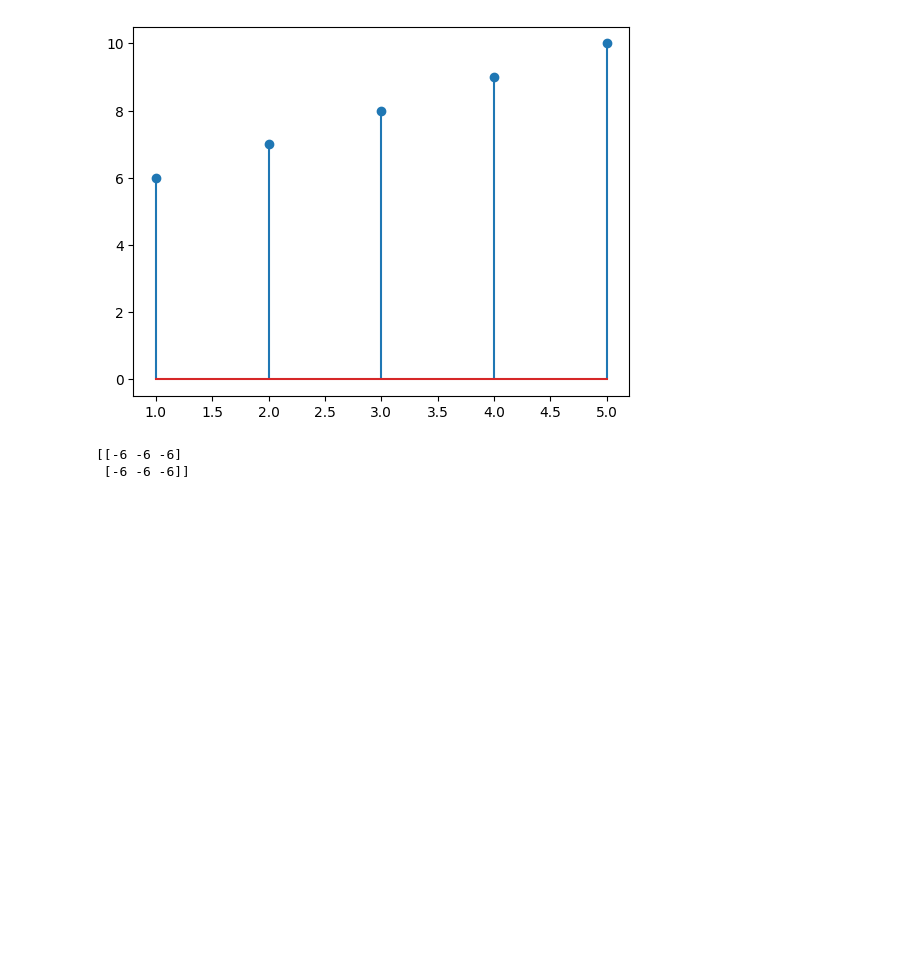
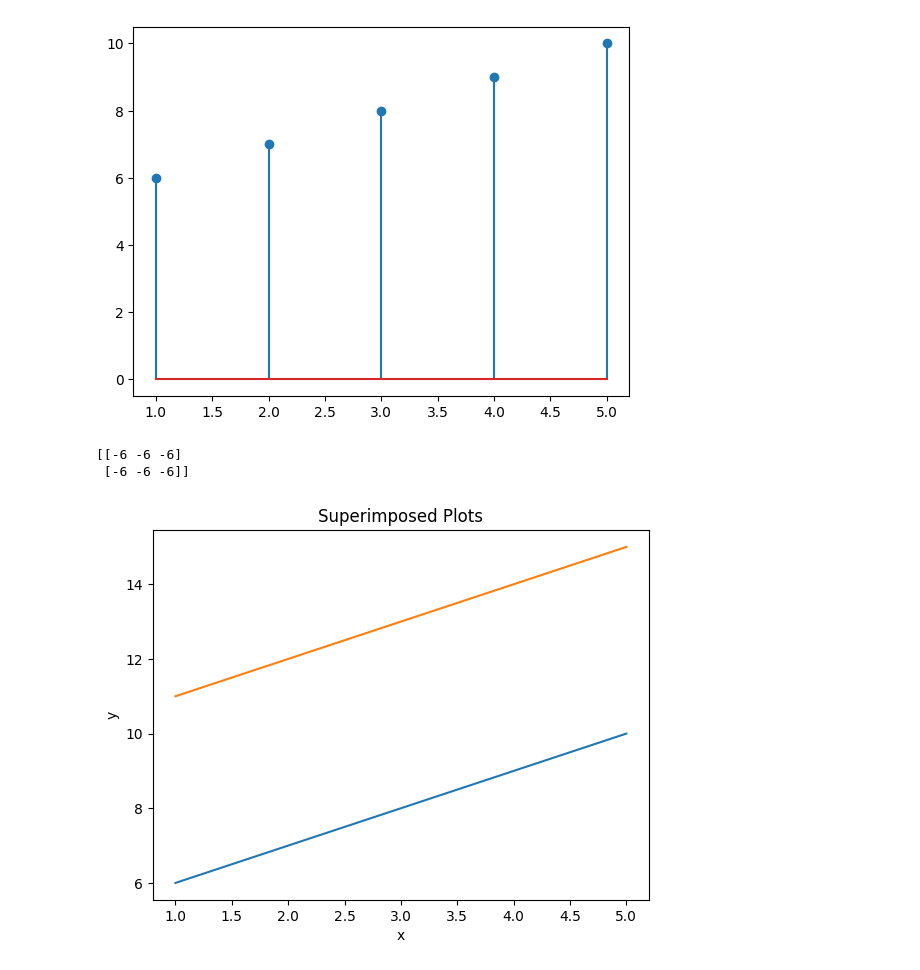
Before and after one commit to dbsalazarr/converter-ad-da, a Jupyter notebook: graphic_functions.ipynb, the cells around one changed output. Saved outputs shown, nothing was run; the diff lists cells and outputs as text; code cells hidden in the pictures; blank space fills up the shorter version.

```diff
--- a/graphic_functions.ipynb
+++ b/graphic_functions.ipynb
@@ -281,3 +291,28 @@ print(C)
 # %% [output]
 [[-6 -6 -6]
  [-6 -6 -6]]
+# %%
+import matplotlib.pyplot as plt
+
+# Create two arrays of data
+x1 = [1, 2, 3, 4, 5]
+y1 = [6, 7, 8, 9, 10]
+x2 = [1, 2, 3, 4, 5]
+y2 = [11, 12, 13, 14, 15]
+
+# Create a figure and an axes
+fig, ax = plt.subplots()
+
+# Plot the two lines
+ax.plot(x1, y1, label="Line 1")
+ax.plot(x2, y2, label="Line 2")
+
+# Set the title and labels
+ax.set_title("Superimposed Plots")
+ax.set_xlabel("x")
+ax.set_ylabel("y")
+
+# Show the plot
+plt.show()
+# %% [output]
+[figure, added]
```
Also changed, not shown: parts of 5 cells of this notebook.
